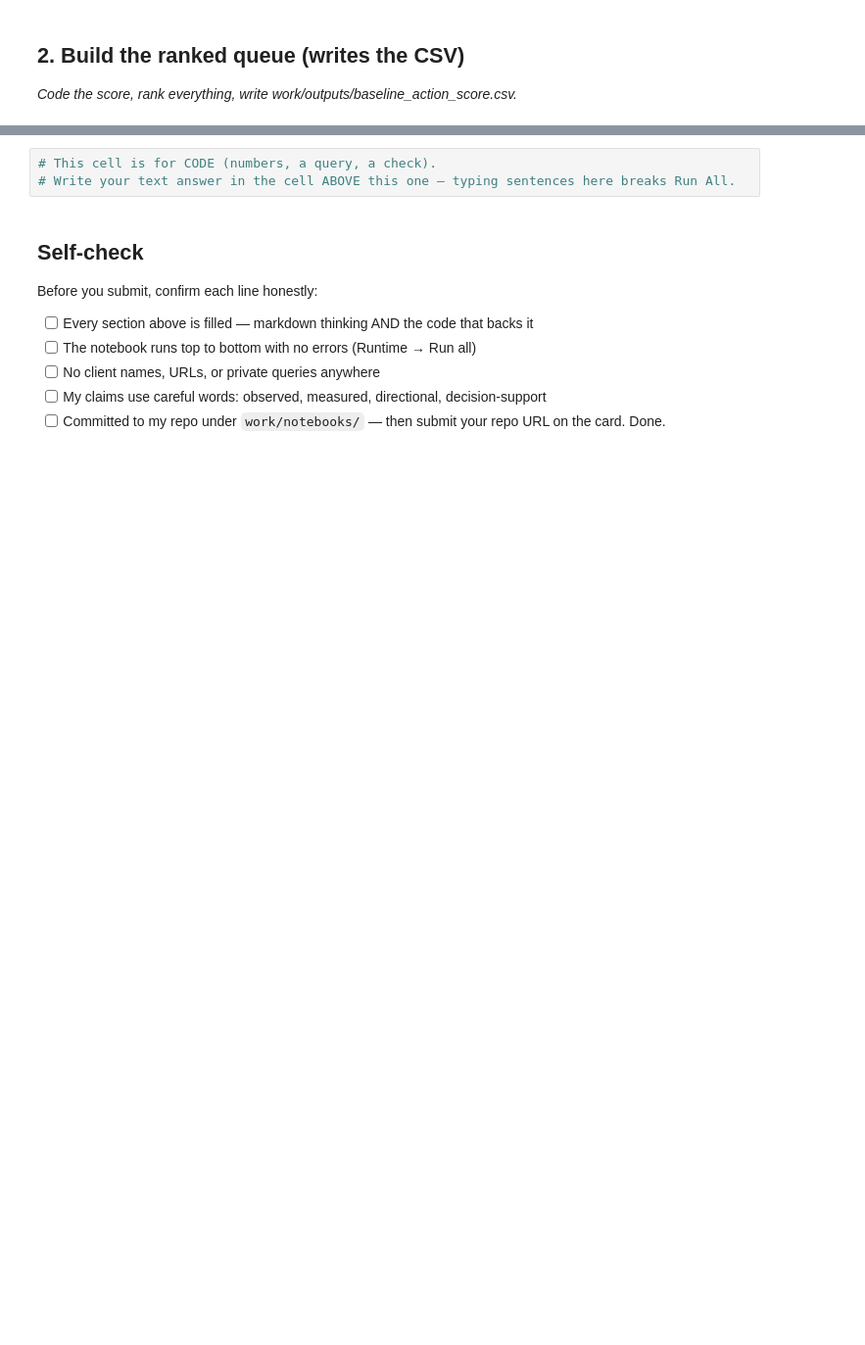
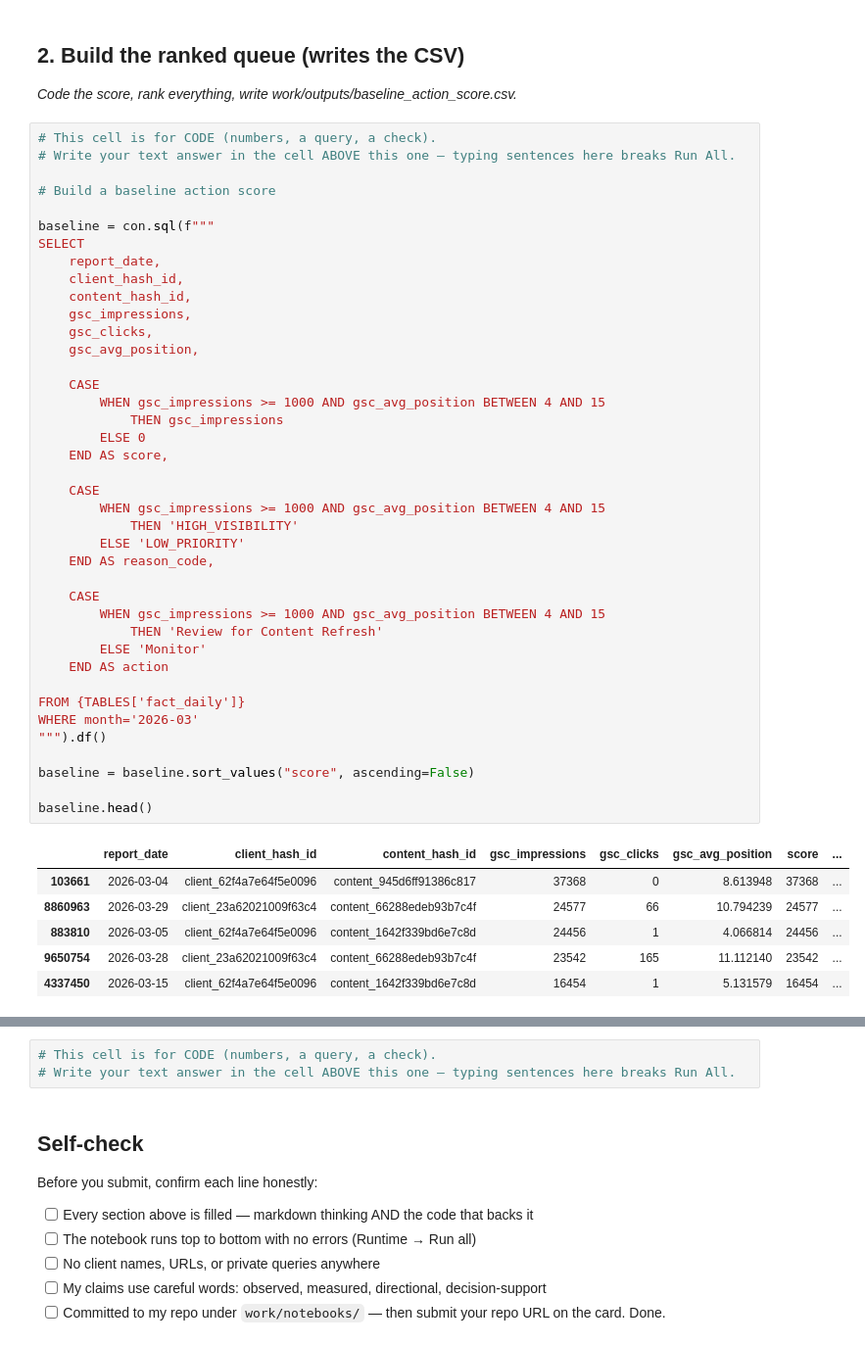
Before and after one commit to ShamirAli55/flyrank-internship, a Jupyter notebook: work/notebooks/w04_baseline_score.ipynb, the cells around one changed output, grey strips where cells are left out. Shown at 98% size. Saved outputs shown, nothing was run; the diff lists cells and outputs as text; blank space fills up the shorter version.

```diff
--- a/work/notebooks/w04_baseline_score.ipynb
+++ b/work/notebooks/w04_baseline_score.ipynb
@@ -17,3 +75,50 @@ This skeleton is yours to fill. Work the sections **in order** — each one has
 ## 2. Build the ranked queue (writes the CSV)
 
 *Code the score, rank everything, write work/outputs/baseline_action_score.csv.*
+# %%
+# This cell is for CODE (numbers, a query, a check).
+# Write your text answer in the cell ABOVE this one — typing sentences here breaks Run All.
+
+# Build a baseline action score
+
+baseline = con.sql(f"""
+SELECT
+    report_date,
+    client_hash_id,
+    content_hash_id,
+    gsc_impressions,
+    gsc_clicks,
+    gsc_avg_position,
+
+    CASE
+        WHEN gsc_impressions >= 1000 AND gsc_avg_position BETWEEN 4 AND 15
+            THEN gsc_impressions
+        ELSE 0
+    END AS score,
+
+    CASE
+        WHEN gsc_impressions >= 1000 AND gsc_avg_position BETWEEN 4 AND 15
+            THEN 'HIGH_VISIBILITY'
+        ELSE 'LOW_PRIORITY'
+    END AS reason_code,
+
+    CASE
+        WHEN gsc_impressions >= 1000 AND gsc_avg_position BETWEEN 4 AND 15
+            THEN 'Review for Content Refresh'
+        ELSE 'Monitor'
+    END AS action
+
+FROM {TABLES['fact_daily']}
+WHERE month='2026-03'
+""").df()
+
+baseline = baseline.sort_values("score", ascending=False)
+
+baseline.head()
+# %% [output]
+|  | report_date | client_hash_id | content_hash_id | gsc_impressions | gsc_clicks | gsc_avg_position | score | ... |
+| 103661 | 2026-03-04 | client_62f4a7e64f5e0096 | content_945d6ff91386c817 | 37368 | 0 | 8.613948 | 37368 | ... |
+| 8860963 | 2026-03-29 | client_23a62021009f63c4 | content_66288edeb93b7c4f | 24577 | 66 | 10.794239 | 24577 | ... |
+| 883810 | 2026-03-05 | client_62f4a7e64f5e0096 | content_1642f339bd6e7c8d | 24456 | 1 | 4.066814 | 24456 | ... |
+| 9650754 | 2026-03-28 | client_23a62021009f63c4 | content_66288edeb93b7c4f | 23542 | 165 | 11.112140 | 23542 | ... |
+| 4337450 | 2026-03-15 | client_62f4a7e64f5e0096 | content_1642f339bd6e7c8d | 16454 | 1 | 5.131579 | 16454 | ... |
```
Also changed, not shown: parts of 11 cells of this notebook.
